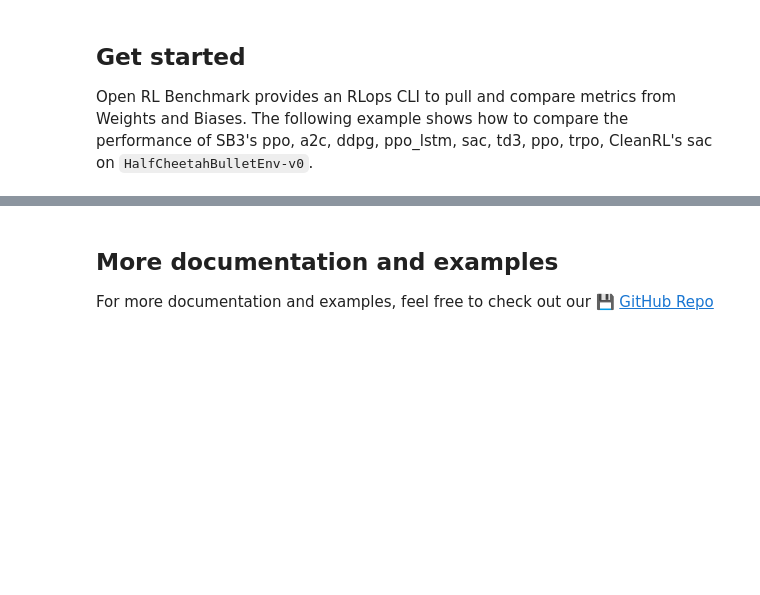
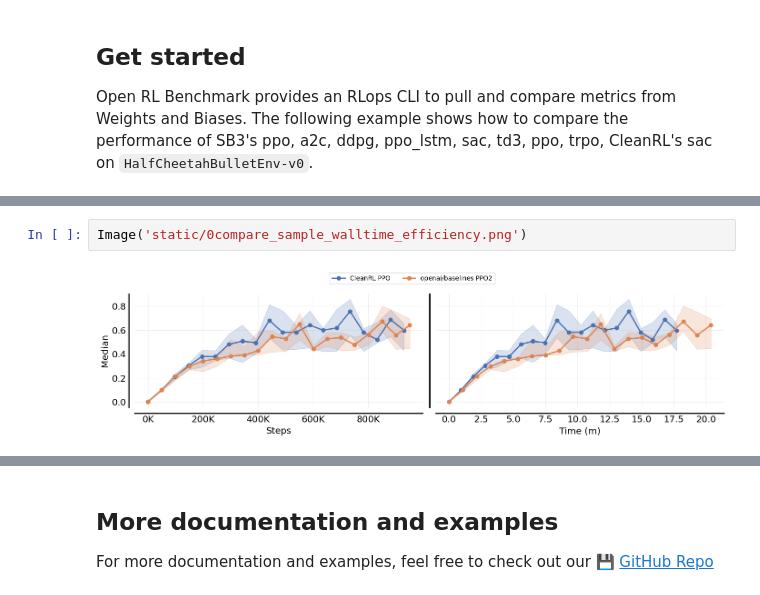
Before and after one commit to openrlbenchmark/openrlbenchmark, a Jupyter notebook: README.ipynb, the cells around one changed output, grey strips where cells are left out. Cells and saved outputs as stored; diff of their text form; blank space fills up the shorter version.

```diff
--- a/README.ipynb
+++ b/README.ipynb
@@ -101,0 +113,4 @@ Image('compare.png')
+# %%
+Image('static/0compare_sample_walltime_efficiency.png')
+# %% [output]
+[figure, added]
```
Also changed, not shown: parts of 12 cells of this notebook, 25 other files.
